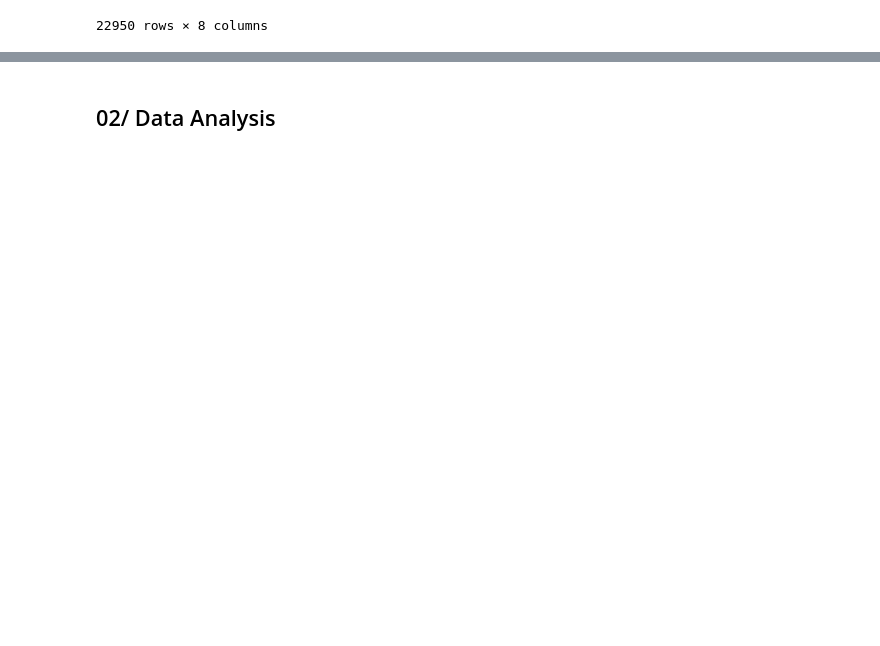
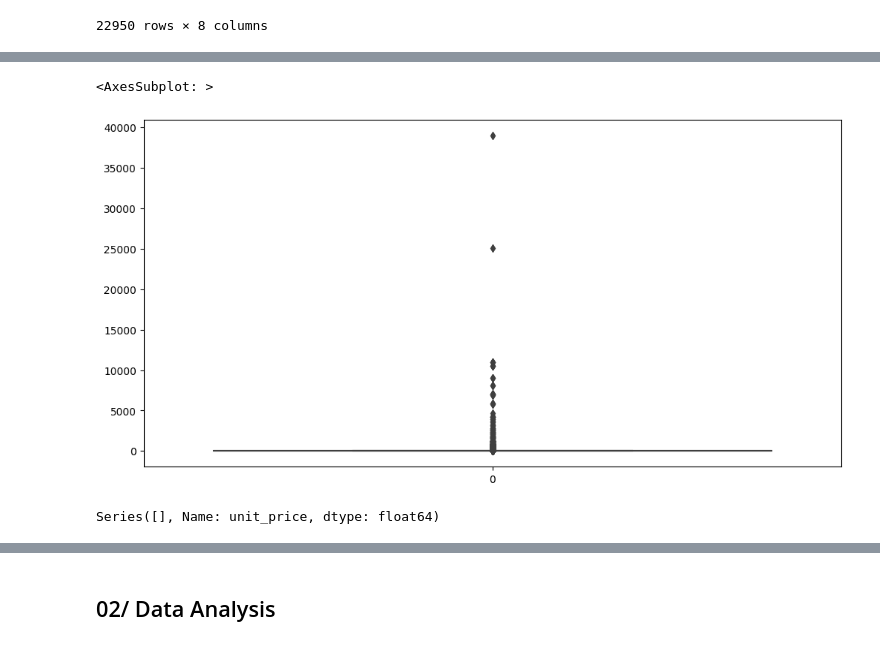
Before and after one commit to Noura-ou/projet_segmentation_client, a Jupyter notebook: src/test_rola.ipynb, the cells around one changed output, grey strips where cells are left out. Drawn from its saved outputs; the diff is of its cells as text; code cells hidden in the pictures; blank space fills up the shorter version.

```diff
--- a/src/test_rola.ipynb
+++ b/src/test_rola.ipynb
@@ -270,0 +275,13 @@ del_data.describe()
+# %%
+# Plot a boxplot for unit_price to see if there are any outliers. If there are, remove those instances:
+plt.subplots(figsize = (12, 6))
+sns.boxplot(df.unit_price)
+# %% [output]
+<AxesSubplot: >
+[figure, added]
+# %%
+# Filter the negative values
+negative_values = del_data.unit_price[del_data.unit_price < 0]
+negative_values
+# %% [output]
+Series([], Name: unit_price, dtype: float64)
```
Also changed, not shown: parts of 27 cells of this notebook, 3 other files.
